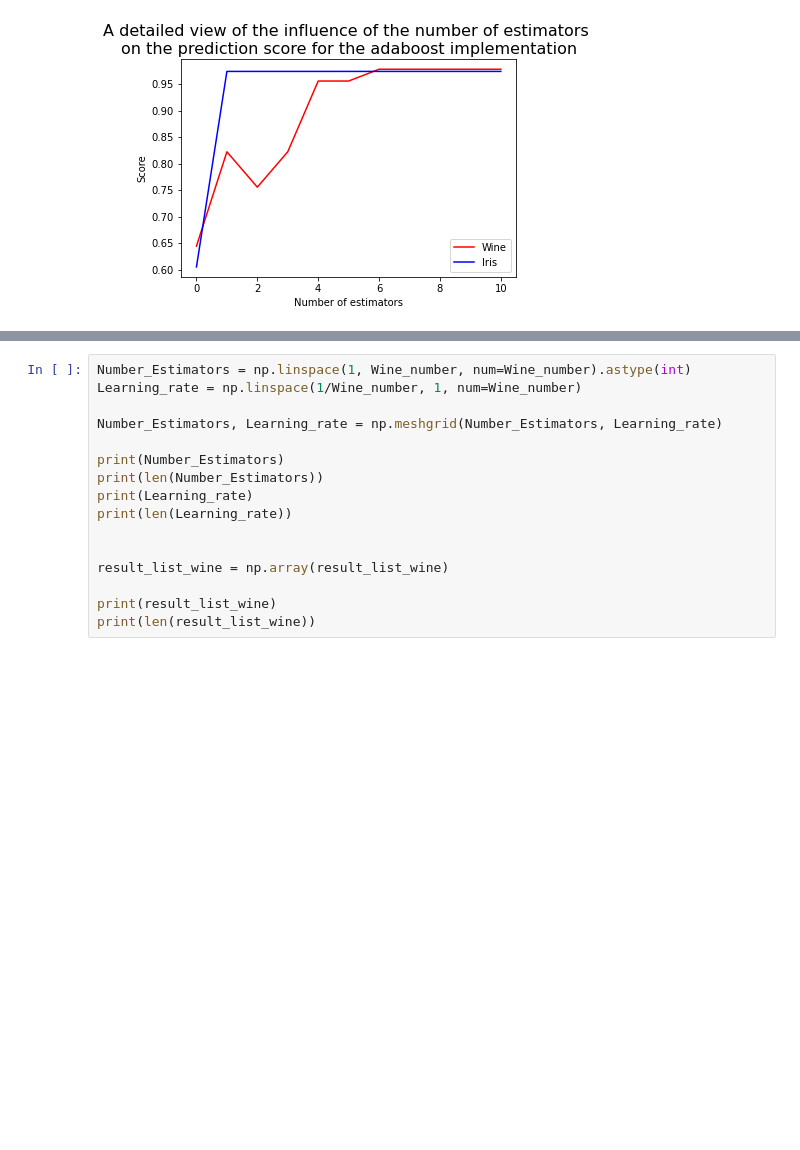
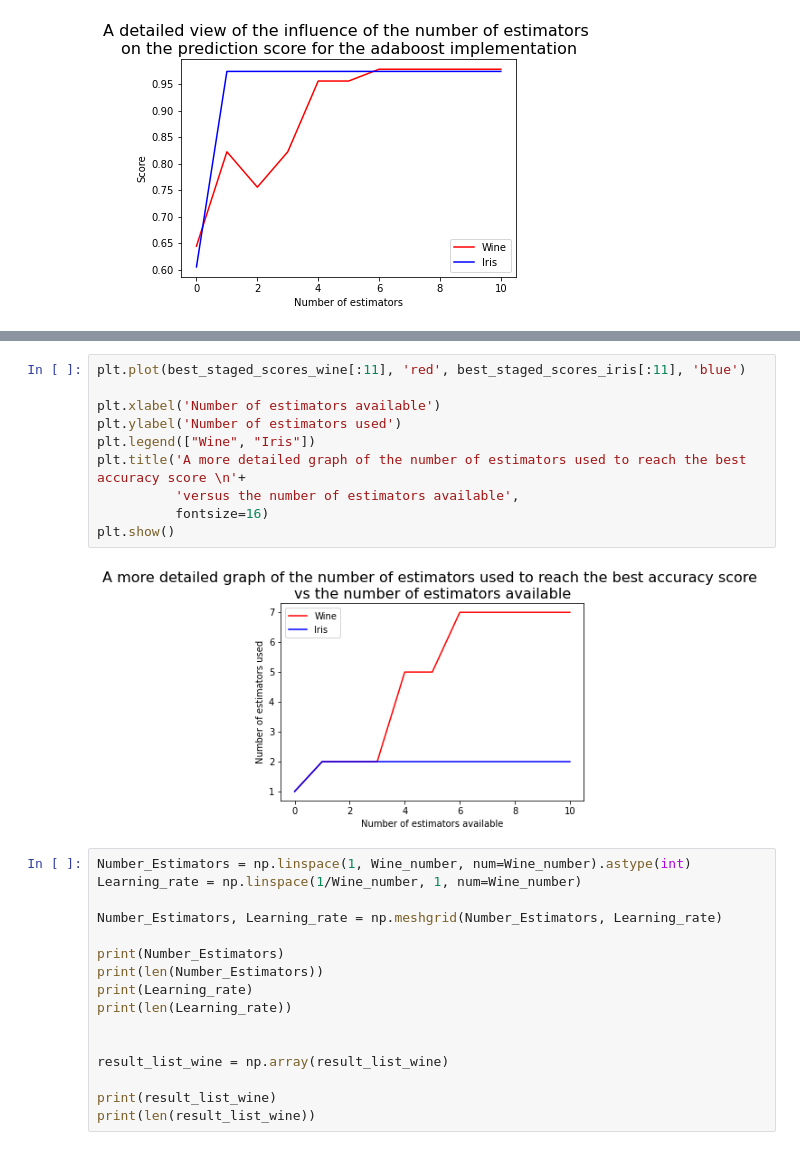
Before and after one commit to kaspardaemen/Natural-Computing, a Jupyter notebook: Ensemble learning/Excercise 5 .ipynb, the cells around one changed output, grey strips where cells are left out. Drawn from its saved outputs; the diff is of its cells as text; blank space fills up the shorter version.

```diff
--- a/Ensemble learning/Excercise 5 .ipynb
+++ b/Ensemble learning/Excercise 5 .ipynb
@@ -300,6 +300,18 @@ plt.title('The number of estimators used to reach the best accuracy score vs the
 plt.show()
 # %% [output]
 [figure]
+# %%
+plt.plot(best_staged_scores_wine[:11], 'red', best_staged_scores_iris[:11], 'blue')
+
+plt.xlabel('Number of estimators available')
+plt.ylabel('Number of estimators used')
+plt.legend(["Wine", "Iris"])
+plt.title('A more detailed graph of the number of estimators used to reach the best accuracy score \n'+
+          'versus the number of estimators available',
+          fontsize=16)
+plt.show()
+# %% [output]
+[figure, added]
 # %%
 Number_Estimators = np.linspace(1, Wine_number, num=Wine_number).astype(int)
 Learning_rate = np.linspace(1/Wine_number, 1, num=Wine_number)
```
Also changed, not shown: parts of 2 cells of this notebook.
